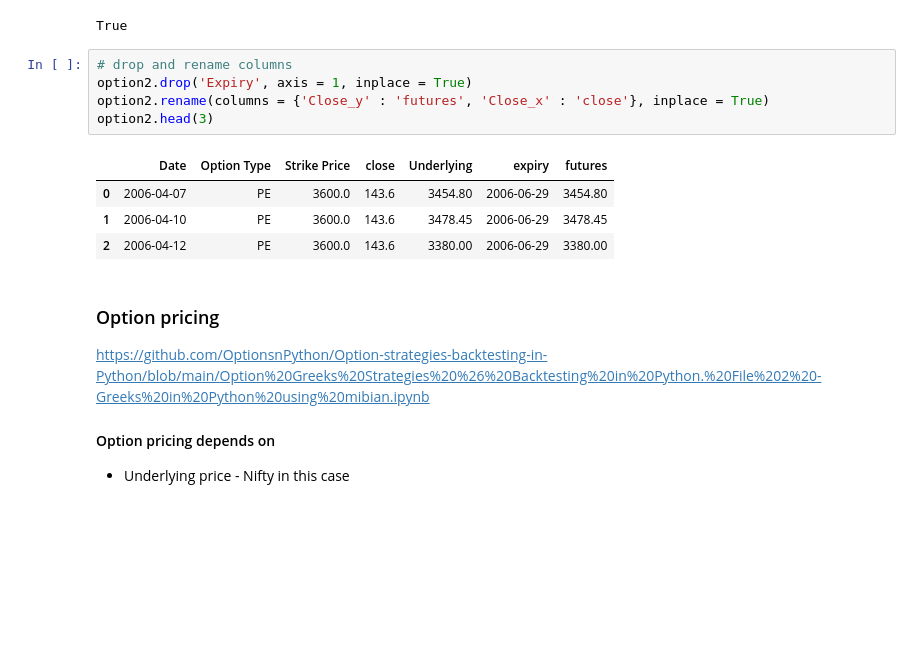
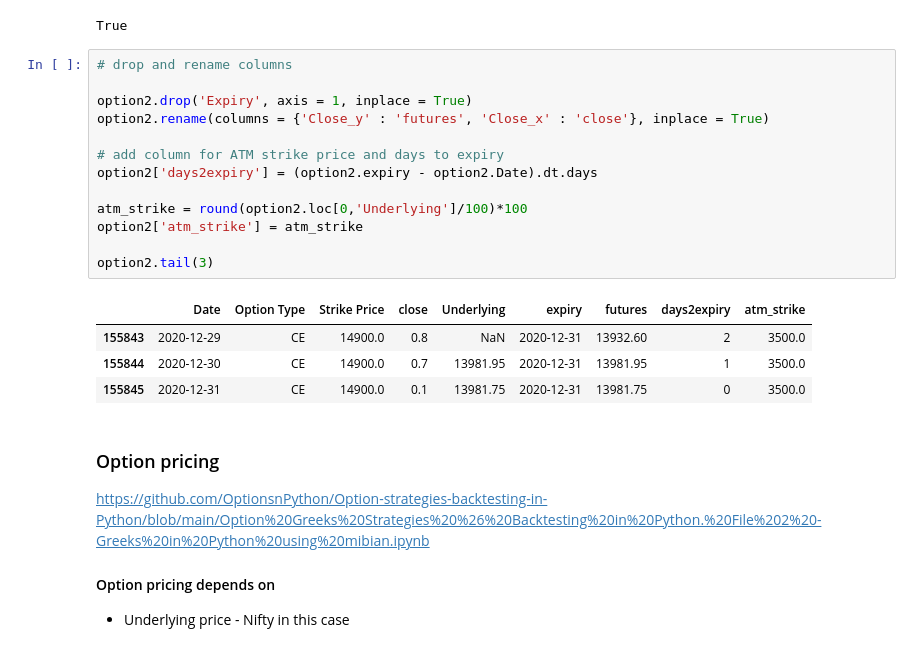
Before and after one commit to gurdeep101/fattailgain, a Jupyter notebook: nifty_option_eda/code/nse_option_eda.ipynb, the cells around one changed output. Cells and saved outputs as stored; diff of their text form; blank space fills up the shorter version.

```diff
--- a/nifty_option_eda/code/nse_option_eda.ipynb
+++ b/nifty_option_eda/code/nse_option_eda.ipynb
@@ -161,14 +161,22 @@ option2['Expiry'].equals(option2.expiry)
 True
 # %%
 # drop and rename columns
+
 option2.drop('Expiry', axis = 1, inplace = True)
 option2.rename(columns = {'Close_y' : 'futures', 'Close_x' : 'close'}, inplace = True)
-option2.head(3)
+
+# add column for ATM strike price and days to expiry
+option2['days2expiry'] = (option2.expiry - option2.Date).dt.days
+
+atm_strike = round(option2.loc[0,'Underlying']/100)*100
+option2['atm_strike'] = atm_strike
+
+option2.tail(3)
 # %% [output]
-|  | Date | Option Type | Strike Price | close | Underlying | expiry | futures |
-| 0 | 2006-04-07 | PE | 3600.0 | 143.6 | 3454.80 | 2006-06-29 | 3454.80 |
-| 1 | 2006-04-10 | PE | 3600.0 | 143.6 | 3478.45 | 2006-06-29 | 3478.45 |
-| 2 | 2006-04-12 | PE | 3600.0 | 143.6 | 3380.00 | 2006-06-29 | 3380.00 |
+|  | Date | Option Type | Strike Price | close | Underlying | expiry | futures | days2expiry | atm_strike |
+| 155843 | 2020-12-29 | CE | 14900.0 | 0.8 | NaN | 2020-12-31 | 13932.60 | 2 | 3500.0 |
+| 155844 | 2020-12-30 | CE | 14900.0 | 0.7 | 13981.95 | 2020-12-31 | 13981.95 | 1 | 3500.0 |
+| 155845 | 2020-12-31 | CE | 14900.0 | 0.1 | 13981.75 | 2020-12-31 | 13981.75 | 0 | 3500.0 |
 # %% [markdown]
 ### Option pricing
 
```
Also changed, not shown: parts of 16 cells of this notebook.
